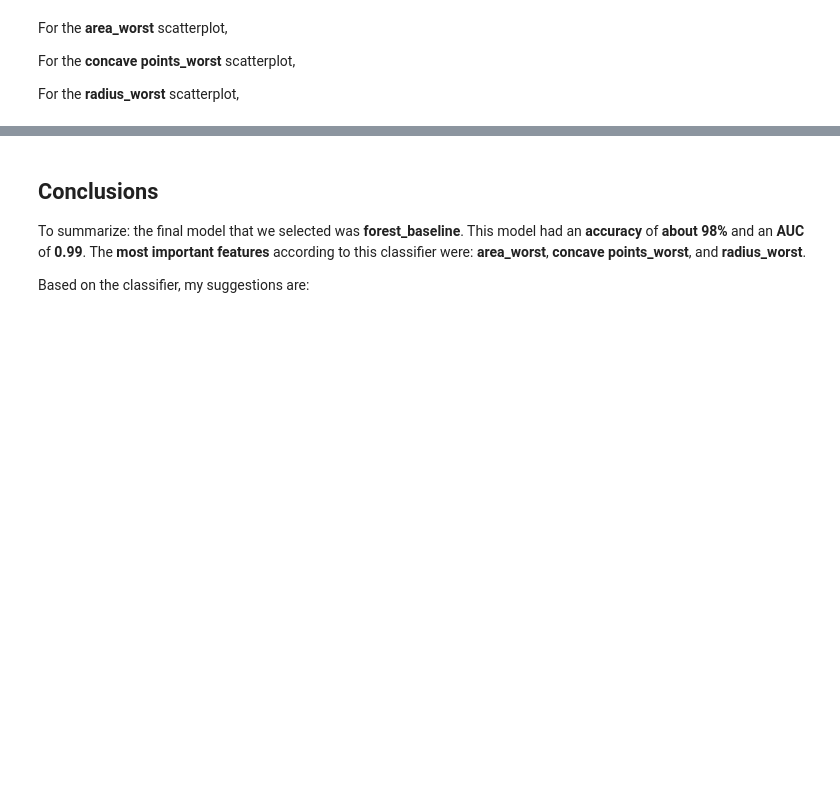
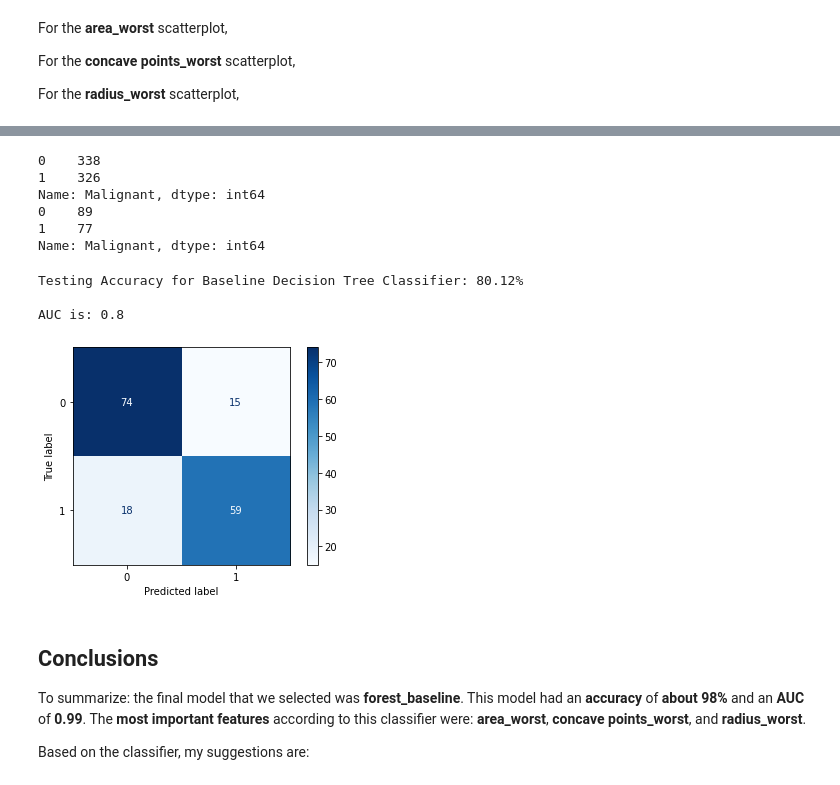
Before and after one commit to jbenedito99/Breast-Cancer-Classification, a Jupyter notebook: notebook.ipynb, the cells around one changed output, grey strips where cells are left out. Cells and saved outputs as stored; diff of their text form; code cells hidden in the pictures; blank space fills up the shorter version.

```diff
--- a/notebook.ipynb
+++ b/notebook.ipynb
@@ -613,0 +642,6 @@ The aliases was originally deprecated in NumPy 1.20; for more details and guidan
+# %%
+# replace '?' with 'NaN'
+# use .dropna() to drop rows with null values
+# use .astype(int) to convert dtype for all columns to int
+mammographic_masses_data = mammographic_masses_data.replace({'?': np.nan}).dropna().astype(int)
+mammographic_masses_data.info()
@@ -613,0 +693,4 @@ The aliases was originally deprecated in NumPy 1.20; for more details and guidan
+# %%
+# replacing 55 with 5 for typo row in Score column
+mammographic_masses_data['Score'] = mammographic_masses_data['Score'].replace(55, 5)
+mammographic_masses_data['Score'].value_counts()
@@ -614,3 +713,53 @@ The aliases was originally deprecated in NumPy 1.20; for more details and guidan
+# %%
+# set target variable and predictors
+X_mm = mammographic_masses_data.drop('Malignant', axis=1)
+y_mm = mammographic_masses_data['Malignant']
+
+# perform 80-20 train_test_split
+X_train_mm, X_test_mm, y_train_mm, y_test_mm = train_test_split(X_mm, y_mm, test_size=0.20, random_state=10)
+# %%
+# checking for class imbalance in training and test set
+print(y_train_mm.value_counts())
+print(y_test_mm.value_counts())
+# %% [output]
+0    338
+1    326
+Name: Malignant, dtype: int64
+0    89
+1    77
+Name: Malignant, dtype: int64
+# %%
+# train baseline decision tree classifier, then use it to predict test data
+
+# instantiate DecisionTreeClassifier with random_state=10
+dtree_baseline_mm = DecisionTreeClassifier(random_state=10)
+
+# fit classifier to training data
+dtree_baseline_mm.fit(X_train_mm, y_train_mm)
+
+# predict test data
+pred_mm = dtree_baseline_mm.predict(X_test_mm)
+# %%
+# calculate accuracy_score and AUC for test data to evaluate classifier performance
+
+# print accuracy_score
+print("Testing Accuracy for Baseline Decision Tree Classifier: {:.4}%".format(accuracy_score(y_test_mm, pred_mm) * 100))
+
+# check AUC for predictions
+false_positive_rate, true_positive_rate, thresholds = roc_curve(y_test_mm, pred_mm)
+roc_auc = auc(false_positive_rate, true_positive_rate)
+print('\nAUC is: {0}'.format(round(roc_auc, 2)))
+# %% [output]
+Testing Accuracy for Baseline Decision Tree Classifier: 80.12%
+
+AUC is: 0.8
+# %%
+# generate confusion matrix
+cnf_matrix = confusion_matrix(y_test_mm, pred_mm)
+disp = ConfusionMatrixDisplay(confusion_matrix=cnf_matrix, display_labels=dtree_baseline_mm.classes_)
+disp.plot(cmap=plt.cm.Blues);
+# %% [output]
+[figure, added]
 # %% [markdown]
 ## Conclusions
 
```
Also changed, not shown: parts of 25 cells of this notebook.
